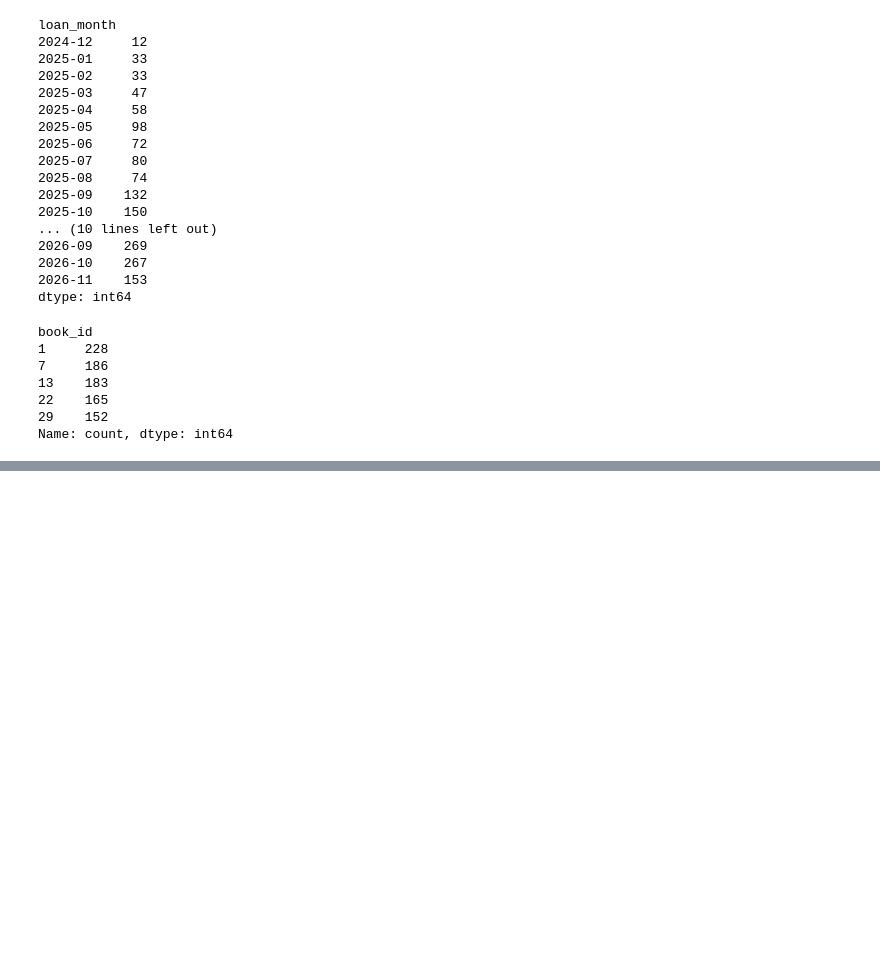
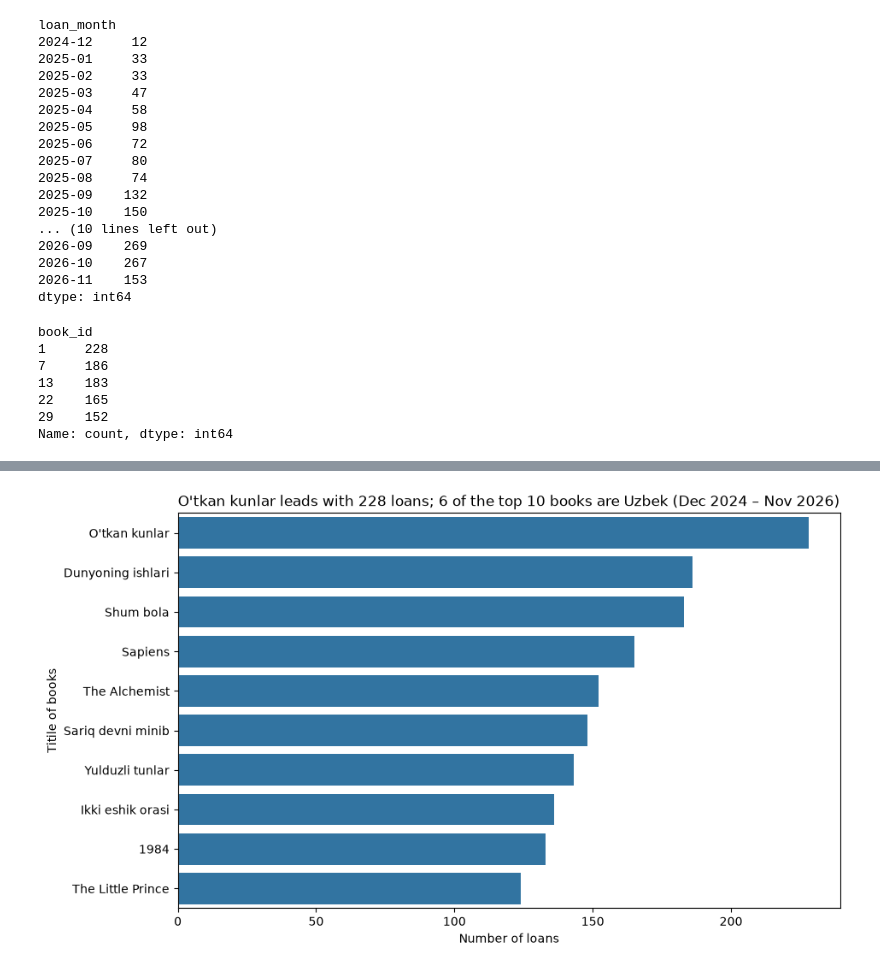
Before and after one commit to sattarovanilufar/kutubxona-library-analytics, a Jupyter notebook: 05_python_analysis/kutubxona_analysis.ipynb, the cells around one changed output, grey strips where cells are left out. Cells and saved outputs as stored; diff of their text form; code cells hidden in the pictures; blank space fills up the shorter version.

```diff
--- a/05_python_analysis/kutubxona_analysis.ipynb
+++ b/05_python_analysis/kutubxona_analysis.ipynb
@@ -96,0 +139,9 @@ Name: count, dtype: int64
+# %%
+plt.figure(figsize=(10, 6))
+plt.title("O'tkan kunlar leads with 228 loans; 6 of the top 10 books are Uzbek (Dec 2024 – Nov 2026)")
+sns.barplot(x=top10_books["count"], y=top10_books["title"])
+plt.xlabel("Number of loans")
+plt.ylabel("Titile of books")
+plt.savefig("images/top10_books.png", dpi=150, bbox_inches="tight")
+# %% [output]
+[figure, added]
```
Also changed, not shown: parts of 7 cells of this notebook, 2 other files.
